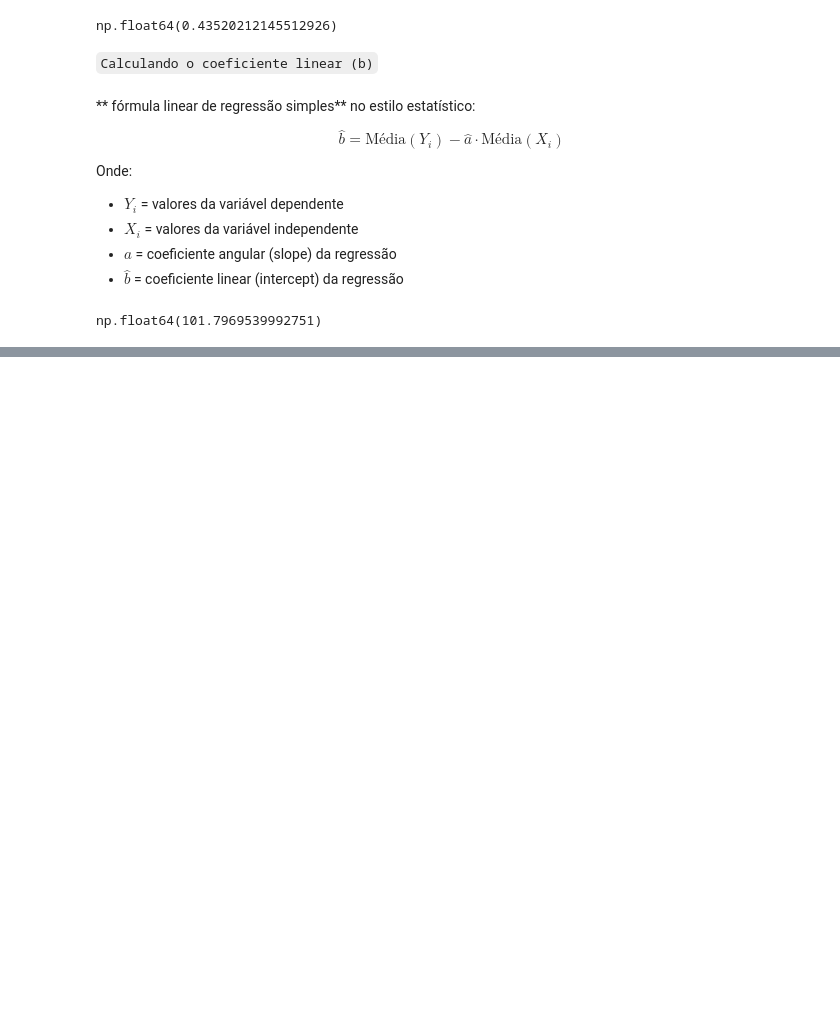
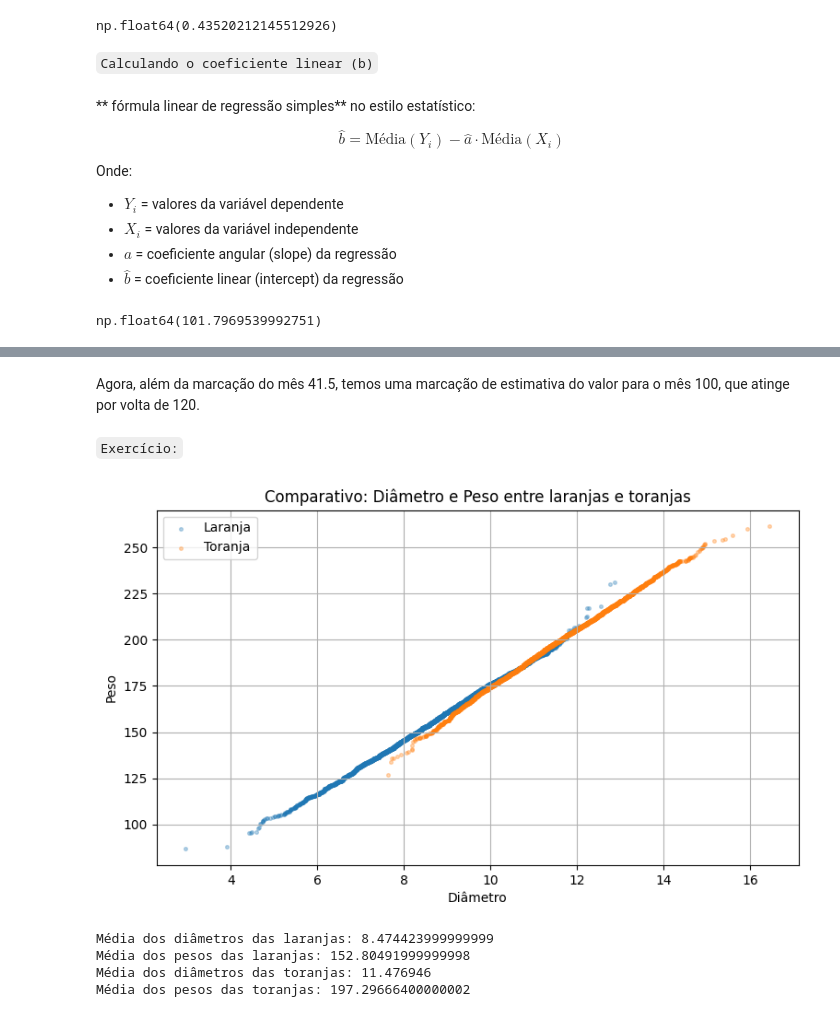
Before and after one commit to YuriArduino/Estudos_Numpy, a Jupyter notebook: Operação_entre_arrays.ipynb, the cells around one changed output, grey strips where cells are left out. Drawn from its saved outputs; the diff is of its cells as text; code cells hidden in the pictures; blank space fills up the shorter version.

```diff
--- a/Operação_entre_arrays.ipynb
+++ b/Operação_entre_arrays.ipynb
@@ -402,0 +433,66 @@ np.float64(101.7969539992751)
+# %% [markdown]
+Agora, além da marcação do mês 41.5, temos uma marcação de estimativa do valor para o mês 100, que atinge por volta de 120.
+# %% [markdown]
+`Exercício:`
+# %%
+url_2 = 'https://raw.githubusercontent.com/YuriArduino/Estudos_Numpy/refs/heads/Datas_tests/citrus.csv'
+fruit_data = np.loadtxt(url_2, delimiter=',', skiprows=1, usecols=(1,2))
+#np.arange(start, stop, step) [nome,diâmetro,peso,vermelho,verde,azul]
+#Aqui vou usar somente a um e dois [diâmetro e peso]
+#Não há necessidade de usar .T aqui, porque cada coluna
+#já representa a variável desejada (diâmetro na coluna 0, peso na coluna 1).
+
+# Linhas para laranja
+orange_diameters = fruit_data[:5000, 0] #array[linhas, colunas]
+orange_weights   = fruit_data[:5000, 1]
+
+# Linhas para toranja
+grapefruit_diameters = fruit_data[5000:, 0]
+grapefruit_weights   = fruit_data[5000:, 1]
+plt.figure(figsize=(9,5))
+plt.scatter(orange_diameters, orange_weights, label='Laranja', alpha=0.3, s=7)
+plt.scatter(grapefruit_diameters, grapefruit_weights, label='Toranja', alpha=0.3, s=7)
+
+
+#alpha=0.5 → controla a transparência dos pontos:
+#1 → totalmente opaco
+#0 → totalmente transparente
+#0.5 → meio transparente, ótimo para ver sobreposição de pontos.
+#s=10 → define o tamanho dos pontos no scatter plot.
+#Valores maiores → pontos maiores
+#Valores menores → pontos menores
+
+plt.xlabel('Diâmetro')
+plt.ylabel('Peso')
+plt.title('Comparativo: Diâmetro e Peso entre laranjas e toranjas')
+plt.legend()
+plt.grid(True)
+plt.show()
+# %% [output]
+[figure, added]
+# %%
+x = orange_diameters  # diâmetros
+y = orange_weights    # pesos
+
+x_mean = np.mean(x)   # média dos diâmetros
+y_mean = np.mean(y)   # média dos pesos
+
+z = grapefruit_diameters  # diâmetros
+w = grapefruit_weights    # pesos
+
+x_mean = np.mean(x)   # média dos diâmetros
+y_mean = np.mean(y)   # média dos pesos
+
+z_mean = np.mean(z)   # média dos diâmetros
+w_mean = np.mean(w)   # média dos pesos
+
+print("Média dos diâmetros das laranjas:", x_mean)
+print("Média dos pesos das laranjas:", y_mean)
+
+print("Média dos diâmetros das toranjas:", z_mean)
+print("Média dos pesos das toranjas:", w_mean)
+# %% [output]
+Média dos diâmetros das laranjas: 8.474423999999999
+Média dos pesos das laranjas: 152.80491999999998
+Média dos diâmetros das toranjas: 11.476946
+Média dos pesos das toranjas: 197.29666400000002
```
Also changed, not shown: parts of 13 cells of this notebook.
